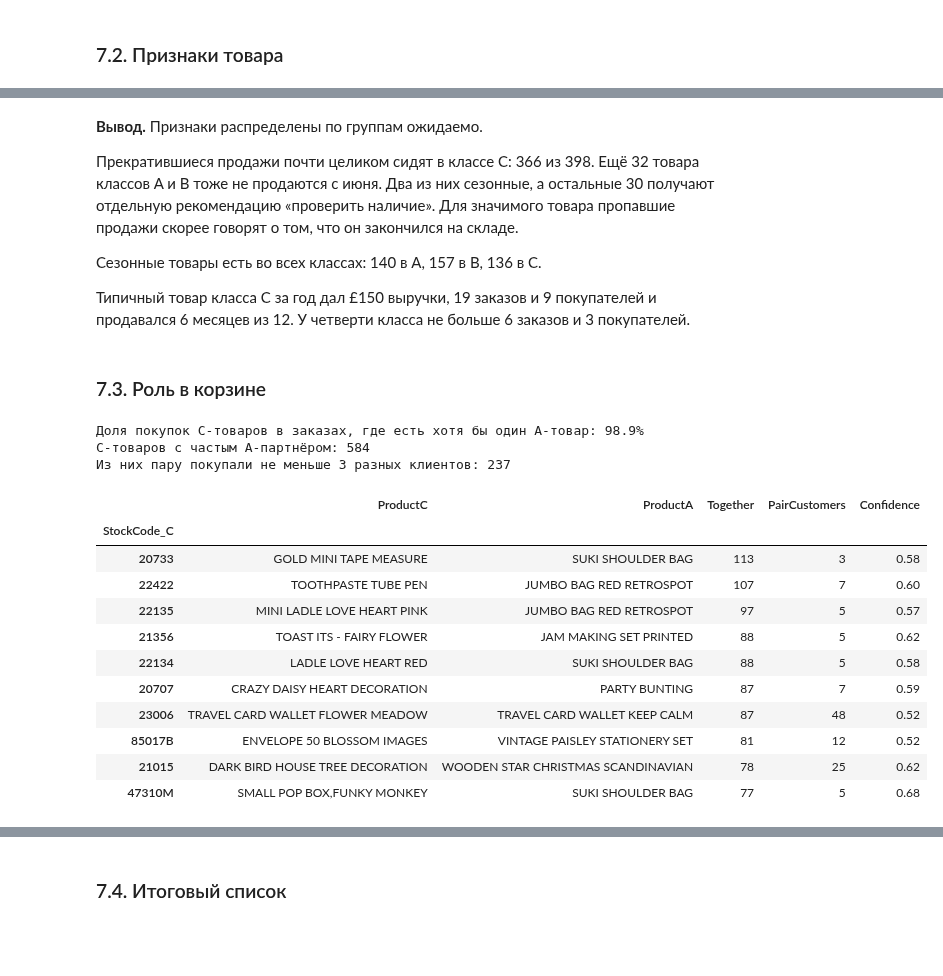
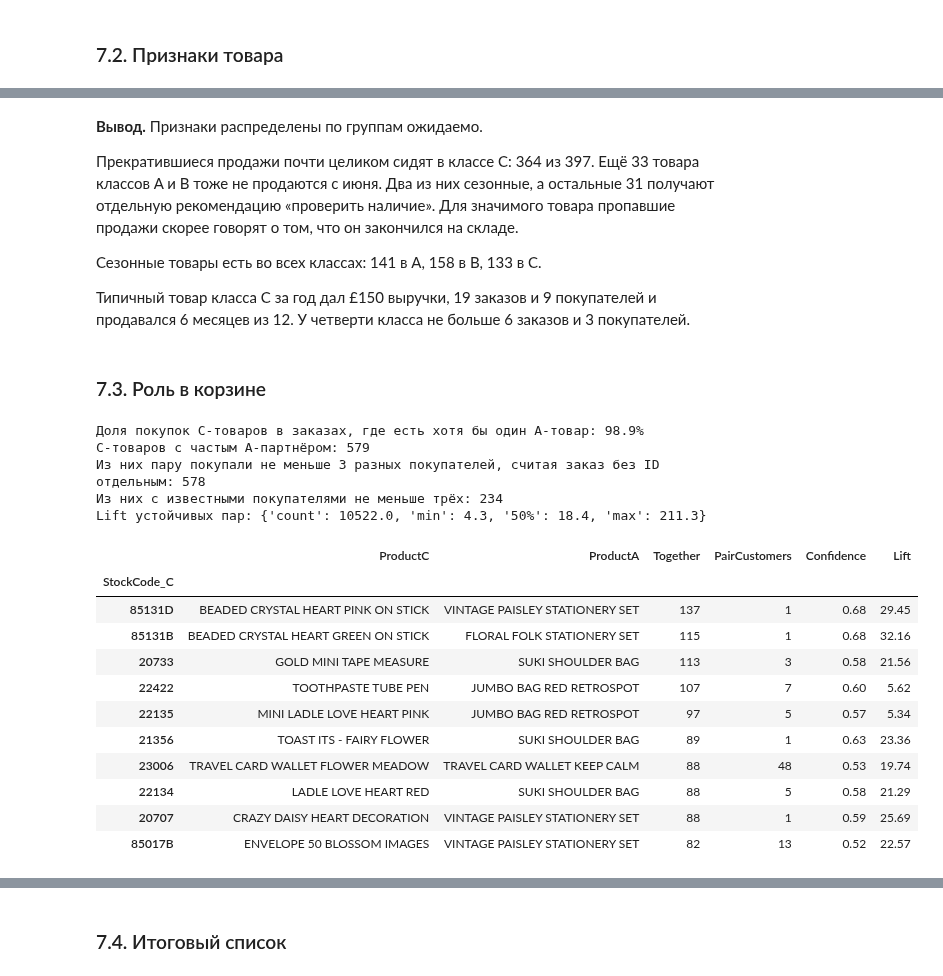
Before and after one commit to AnastasiaPatrusheva/Data-Analytics-Portfolio, a Jupyter notebook: abc-xyz-assortment/abc_xyz_analysis.ipynb, the cells around one changed output, grey strips where cells are left out. Drawn from its saved outputs; the diff is of its cells as text; code cells hidden in the pictures; blank space fills up the shorter version.

```diff
--- a/abc-xyz-assortment/abc_xyz_analysis.ipynb
+++ b/abc-xyz-assortment/abc_xyz_analysis.ipynb
@@ -608,8 +684,14 @@ def clean_sales(df, cancels):
     report["Удалено, % от исходных"] = report["Удалено строк"] / rows_before * 100
     return df.reset_index(drop=True), report
 # %%
-sales_main, report_main = clean_sales(filter_period(data, MAIN_START, MAIN_END), cancels_all)
-sales_prev, report_prev = clean_sales(filter_period(data, PREV_START, PREV_END), cancels_all)
+# Решение принимается 1 декабря 2011: отмены, оформленные позже, очистка ещё не знает
+cancelled_by_decision, _ = match_cancellations(data_unique, cutoff=DECISION_DATE)
+sales_main, report_main = clean_sales(filter_period(data, MAIN_START, MAIN_END), cancelled_by_decision)
+sales_prev, report_prev = clean_sales(filter_period(data, PREV_START, PREV_END), cancelled_by_decision)
+
+late = cancelled_purchases.difference(cancelled_by_decision)
+late = late[(data.loc[late, "Month"] >= MAIN_START) & (data.loc[late, "Month"] <= MAIN_END)]
+print(f"Покупок основного периода, отменённых уже после даты решения: {len(late)} на £{data.loc[late, 'Revenue'].sum():,.0f}")
 
 print("Основной период: с", MAIN_START, "по", MAIN_END)
 display(report_main)
@@ -1244,6 +1352,15 @@ features = sales_main.groupby("StockCode").agg(
     ActiveMonths=("Month", "nunique"),
 )
 
+
+
+def anonymous_orders(sales):
+    """Считает заказы товара без идентификатора покупателя."""
+    return sales[sales["Customer ID"].isna()].groupby("StockCode")["Invoice"].nunique()
+
+
+features["AnonymousOrders"] = anonymous_orders(sales_main).reindex(features.index, fill_value=0)
+
 sku = abc.join(xyz).join(features)
 sku.insert(0, "Description", sku.index.map(product_names))
 sku["AvgPrice"] = sku["Revenue"] / sku["Quantity"]
@@ -1355,6 +1502,14 @@ customer_revenue = sales_main.groupby(["StockCode", "Customer ID"])["Revenue"].s
 sku["TopCustomer"] = customer_revenue.groupby("StockCode").idxmax().map(lambda pair: int(pair[1])).astype("Int64")
 sku["TopCustomerShare"] = (customer_revenue.groupby("StockCode").max() / sku["Revenue"]).fillna(0)
 sku["OneCustomer"] = sku["TopCustomerShare"] >= ONE_CUSTOMER_SHARE
+# У товара, который покупали только без ID, зависимость оценить нельзя: это не то же самое, что независимость
+sku["CustomersUnknown"] = sku["Customers"] == 0
+print("Товаров без единого известного покупателя:", sku["CustomersUnknown"].sum(),
+      sku.loc[sku["CustomersUnknown"], "ABC"].value_counts().to_dict())
+# Доля выручки без ID: у таких товаров зависимость от одного клиента может быть не видна
+unknown_share = 1 - customer_revenue.groupby("StockCode").sum().reindex(sku.index).fillna(0) / sku["Revenue"]
+print("Товаров класса A, у которых больше половины выручки без ID покупателя:",
+      ((unknown_share > 0.5) & (sku["ABC"] == "A")).sum())
 
 dependence = sku.groupby("ABC").agg(SKU=("Revenue", "size"), OneCustomer=("OneCustomer", "sum"))
 dependence["Revenue, %"] = sku[sku["OneCustomer"]].groupby("ABC")["RevenueShare"].sum() * 100
@@ -1452,9 +1609,9 @@ display(sku.loc[sku["ABC"] == "C", ["Revenue", "Orders", "Customers", "ActiveMon
 # %% [markdown]
 **Вывод.** Признаки распределены по группам ожидаемо.
 
-Прекратившиеся продажи почти целиком сидят в классе C: 366 из 398. Ещё 32 товара классов A и B тоже не продаются с июня. Два из них сезонные, а остальные 30 получают отдельную рекомендацию «проверить наличие». Для значимого товара пропавшие продажи скорее говорят о том, что он закончился на складе.
+Прекратившиеся продажи почти целиком сидят в классе C: 364 из 397. Ещё 33 товара классов A и B тоже не продаются с июня. Два из них сезонные, а остальные 31 получают отдельную рекомендацию «проверить наличие». Для значимого товара пропавшие продажи скорее говорят о том, что он закончился на складе.
 
-Сезонные товары есть во всех классах: 140 в A, 157 в B, 136 в C.
+Сезонные товары есть во всех классах: 141 в A, 158 в B, 133 в C.
 
 Типичный товар класса C за год дал £150 выручки, 19 заказов и 9 покупателей и продавался 6 месяцев из 12. У четверти класса не больше 6 заказов и 3 покупателей.
 # %% [markdown]
@@ -1475,51 +1632,61 @@ print(f"Доля покупок C-товаров в заказах, где ес
 
 # Пары «C-товар + A-товар» в одном заказе: сколько таких заказов и сколько разных покупателей их сделали
 pairs = baskets_c.merge(baskets_a, on="Invoice", suffixes=("_C", "_A"))
 together = (
     pairs.groupby(["StockCode_C", "StockCode_A"])
-    .agg(Together=("Invoice", "size"), PairCustomers=("Customer ID", "nunique"))
+    .agg(Together=("Invoice", "size"), PairCustomers=("Customer ID", "nunique"),
+         AnonymousPairOrders=("Customer ID", lambda ids: ids.isna().sum()))
     .reset_index()
 )
 together["Confidence"] = together["Together"] / together["StockCode_C"].map(sku["Orders"])
+# Lift: во сколько раз чаще A-товар встречается в заказах C-товара, чем в заказах магазина вообще.
+# Около 1: совместная покупка объясняется просто популярностью A-товара.
+a_order_share = baskets_a.groupby("StockCode")["Invoice"].nunique() / sales_main["Invoice"].nunique()
+together["Lift"] = together["Confidence"] / together["StockCode_A"].map(a_order_share)
 
 # Частая пара: достаточно совместных заказов, и это не меньше половины заказов C-товара.
 # Устойчивая пара: её к тому же покупают разные клиенты, а не один.
+# Заказ без ID считается заказом отдельного покупателя: неизвестность не должна опровергать связь.
 frequent = together[(together["Together"] >= MIN_TOGETHER) & (together["Confidence"] >= MIN_CONFIDENCE)]
-stable = frequent[frequent["PairCustomers"] >= MIN_PAIR_CUSTOMERS]
+stable = frequent[frequent["PairCustomers"] + frequent["AnonymousPairOrders"] >= MIN_PAIR_CUSTOMERS]
 print("C-товаров с частым A-партнёром:", frequent["StockCode_C"].nunique())
-print(f"Из них пару покупали не меньше {MIN_PAIR_CUSTOMERS} разных клиентов:", stable["StockCode_C"].nunique())
+print(f"Из них пару покупали не меньше {MIN_PAIR_CUSTOMERS} разных покупателей, считая заказ без ID отдельным:", stable["StockCode_C"].nunique())
+print("Из них с известными покупателями не меньше трёх:", (stable.groupby("StockCode_C")["PairCustomers"].max() >= MIN_PAIR_CUSTOMERS).sum())
+print("Lift устойчивых пар:", stable["Lift"].describe()[["count", "min", "50%", "max"]].round(1).to_dict())
 
 # Для каждого C-товара: A-товар, с которым его покупают чаще всего
 companions = (
     stable.sort_values(["Confidence", "Together"], ascending=False)
     .drop_duplicates("StockCode_C")
     .set_index("StockCode_C")
 )
 sku["Companion"] = sku.index.isin(companions.index)
 sku["PartnerA"] = companions["StockCode_A"].reindex(sku.index)
 
 companions_view = companions.assign(
     ProductC=companions.index.map(product_names),
     ProductA=companions["StockCode_A"].map(product_names),
 )
 display(companions_view.sort_values("Together", ascending=False)
-        [["ProductC", "ProductA", "Together", "PairCustomers", "Confidence"]].head(10))
+        [["ProductC", "ProductA", "Together", "PairCustomers", "Confidence", "Lift"]].head(10))
 # %% [output]
 Доля покупок C-товаров в заказах, где есть хотя бы один A-товар: 98.9%
-C-товаров с частым A-партнёром: 584
-Из них пару покупали не меньше 3 разных клиентов: 237
+C-товаров с частым A-партнёром: 579
+Из них пару покупали не меньше 3 разных покупателей, считая заказ без ID отдельным: 578
+Из них с известными покупателями не меньше трёх: 234
+Lift устойчивых пар: {'count': 10522.0, 'min': 4.3, '50%': 18.4, 'max': 211.3}
-|  | ProductC | ProductA | Together | PairCustomers | Confidence |
-| StockCode_C |  |  |  |  |  |
-| 20733 | GOLD MINI TAPE MEASURE | SUKI SHOULDER BAG | 113 | 3 | 0.58 |
-| 22422 | TOOTHPASTE TUBE PEN | JUMBO BAG RED RETROSPOT | 107 | 7 | 0.60 |
-| 22135 | MINI LADLE LOVE HEART PINK | JUMBO BAG RED RETROSPOT | 97 | 5 | 0.57 |
-| 21356 | TOAST ITS - FAIRY FLOWER | JAM MAKING SET PRINTED | 88 | 5 | 0.62 |
-| 22134 | LADLE LOVE HEART RED | SUKI SHOULDER BAG | 88 | 5 | 0.58 |
-| 20707 | CRAZY DAISY HEART DECORATION | PARTY BUNTING | 87 | 7 | 0.59 |
-| 23006 | TRAVEL CARD WALLET FLOWER MEADOW | TRAVEL CARD WALLET KEEP CALM | 87 | 48 | 0.52 |
-| 85017B | ENVELOPE 50 BLOSSOM IMAGES | VINTAGE PAISLEY STATIONERY SET | 81 | 12 | 0.52 |
-| 21015 | DARK BIRD HOUSE TREE DECORATION | WOODEN STAR CHRISTMAS SCANDINAVIAN | 78 | 25 | 0.62 |
-| 47310M | SMALL POP BOX,FUNKY MONKEY | SUKI SHOULDER BAG | 77 | 5 | 0.68 |
+|  | ProductC | ProductA | Together | PairCustomers | Confidence | Lift |
+| StockCode_C |  |  |  |  |  |  |
+| 85131D | BEADED CRYSTAL HEART PINK ON STICK | VINTAGE PAISLEY STATIONERY SET | 137 | 1 | 0.68 | 29.45 |
+| 85131B | BEADED CRYSTAL HEART GREEN ON STICK | FLORAL FOLK STATIONERY SET | 115 | 1 | 0.68 | 32.16 |
+| 20733 | GOLD MINI TAPE MEASURE | SUKI SHOULDER BAG | 113 | 3 | 0.58 | 21.56 |
+| 22422 | TOOTHPASTE TUBE PEN | JUMBO BAG RED RETROSPOT | 107 | 7 | 0.60 | 5.62 |
+| 22135 | MINI LADLE LOVE HEART PINK | JUMBO BAG RED RETROSPOT | 97 | 5 | 0.57 | 5.34 |
+| 21356 | TOAST ITS - FAIRY FLOWER | SUKI SHOULDER BAG | 89 | 1 | 0.63 | 23.36 |
+| 23006 | TRAVEL CARD WALLET FLOWER MEADOW | TRAVEL CARD WALLET KEEP CALM | 88 | 48 | 0.53 | 19.74 |
+| 22134 | LADLE LOVE HEART RED | SUKI SHOULDER BAG | 88 | 5 | 0.58 | 21.29 |
+| 20707 | CRAZY DAISY HEART DECORATION | VINTAGE PAISLEY STATIONERY SET | 88 | 1 | 0.59 | 25.69 |
+| 85017B | ENVELOPE 50 BLOSSOM IMAGES | VINTAGE PAISLEY STATIONERY SET | 82 | 13 | 0.52 | 22.57 |
 # %% [markdown]
 **Вывод.** Простая проверка «покупают ли товар C вместе с товарами A» ничего не различает: 98,9% покупок C-товаров приходятся на заказы, где есть хотя бы один A-товар. Заказы в этом магазине большие, и популярные товары есть почти в каждом.
 
```
Also changed, not shown: parts of 71 cells of this notebook, 6 other files.
